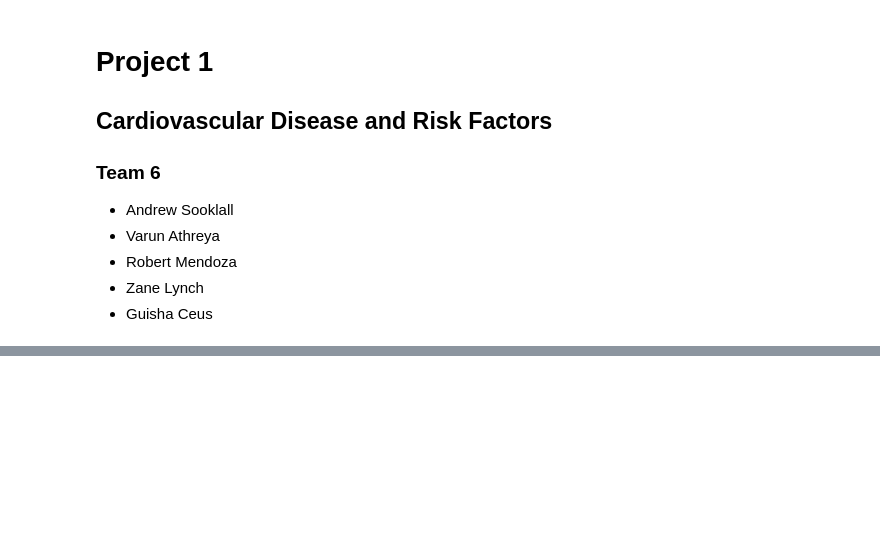
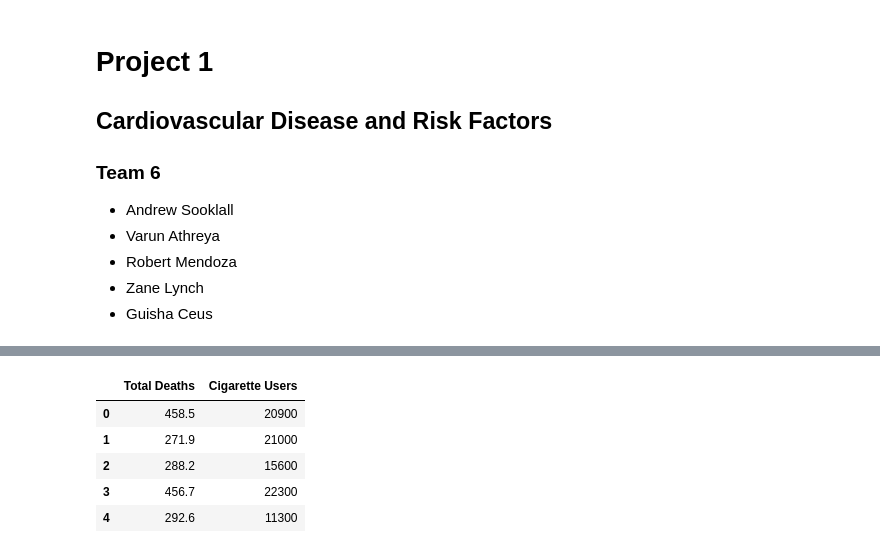
Before and after one commit to ASooklall/project-1-cvd, a Jupyter notebook: project-1-team-6.ipynb, the cells around one changed output, grey strips where cells are left out. Cells and saved outputs as stored; diff of their text form; code cells hidden in the pictures; blank space fills up the shorter version.

```diff
--- a/project-1-team-6.ipynb
+++ b/project-1-team-6.ipynb
@@ -49,0 +50,15 @@ base_df
+# %%
+#create a dataframe
+#cig x
+#total deaths y
+# loc[ rows, columns ]
+data=base_df.loc[:, ["Total Deaths", "Cigarette Users"]]
+# data= pd.DataFrame(data,columns=['Total Deaths',"Cigarette Users"])
+data.head()
+# %% [output]
+|  | Total Deaths | Cigarette Users |
+| 0 | 458.5 | 20900 |
+| 1 | 271.9 | 21000 |
+| 2 | 288.2 | 15600 |
+| 3 | 456.7 | 22300 |
+| 4 | 292.6 | 11300 |
```
Also changed, not shown: parts of 5 cells of this notebook.
